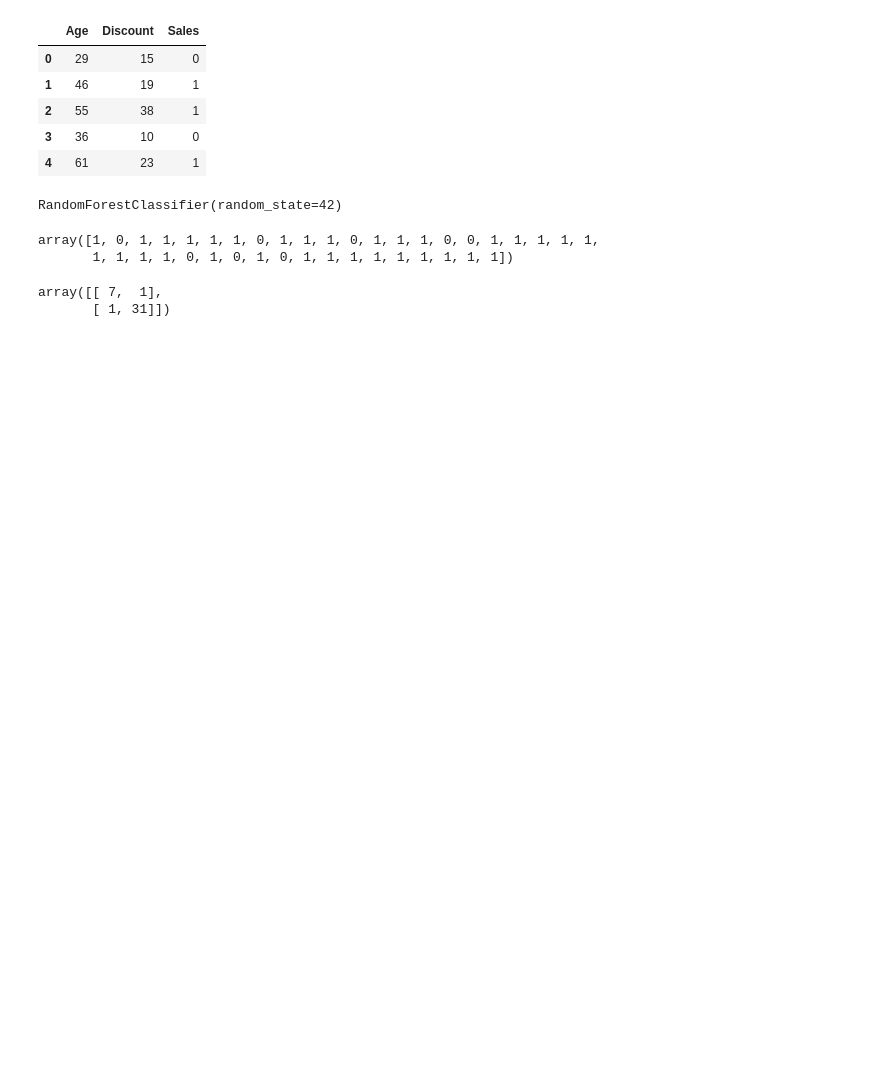
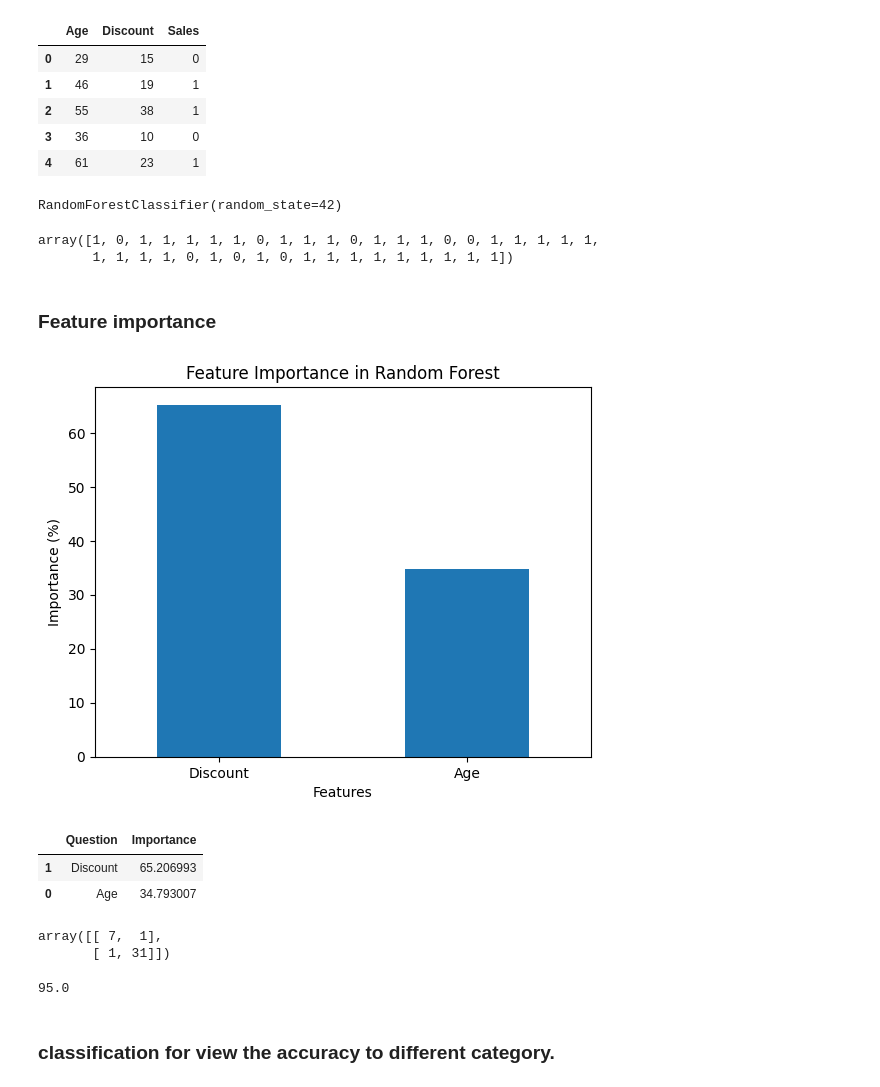
Before and after one commit to 87690ut/Python_Finall_Projects, a Jupyter notebook: ML_Journey/ML_day_4_random_forest.ipynb, the cells around one changed output. Cells and saved outputs as stored; diff of their text form; code cells hidden in the pictures; blank space fills up the shorter version.

Commit message:
feature importance added in random forest

```diff
--- a/ML_Journey/ML_day_4_random_forest.ipynb
+++ b/ML_Journey/ML_day_4_random_forest.ipynb
@@ -40,6 +40,29 @@ prediction
 # %% [output]
 array([1, 0, 1, 1, 1, 1, 1, 0, 1, 1, 1, 0, 1, 1, 1, 0, 0, 1, 1, 1, 1, 1,
        1, 1, 1, 1, 0, 1, 0, 1, 0, 1, 1, 1, 1, 1, 1, 1, 1, 1])
+# %% [markdown]
+### Feature importance
+# %%
+ar = forest_model.feature_importances_
+ne_df = pd.DataFrame({
+    'Question': X.columns,
+    'Importance': ar * 100
+})
+ne_df.sort_values(by='Importance', ascending=False, inplace=True)
+ne_df.plot(kind='bar', x='Question', y='Importance', legend=False)
+plt.title("Feature Importance in Random Forest")
+plt.ylabel("Importance (%)")
+plt.xlabel("Features")
+plt.xticks(rotation=0)
+plt.show()
+# %% [output]
+[figure, added]
+# %%
+ne_df
+# %% [output]
+|  | Question | Importance |
+| 1 | Discount | 65.206993 |
+| 0 | Age | 34.793007 |
 # %%
 from sklearn.metrics import accuracy_score, confusion_matrix, classification_report
 # %%
@@ -50,3 +72,9 @@ conf_matrix
 # %% [output]
 array([[ 7,  1],
        [ 1, 31]])
+# %%
+print(accuracy * 100)
+# %% [output]
+95.0
+# %% [markdown]
+### classification for view the accuracy to different category.
```
Also changed, not shown: parts of 4 cells of this notebook.
